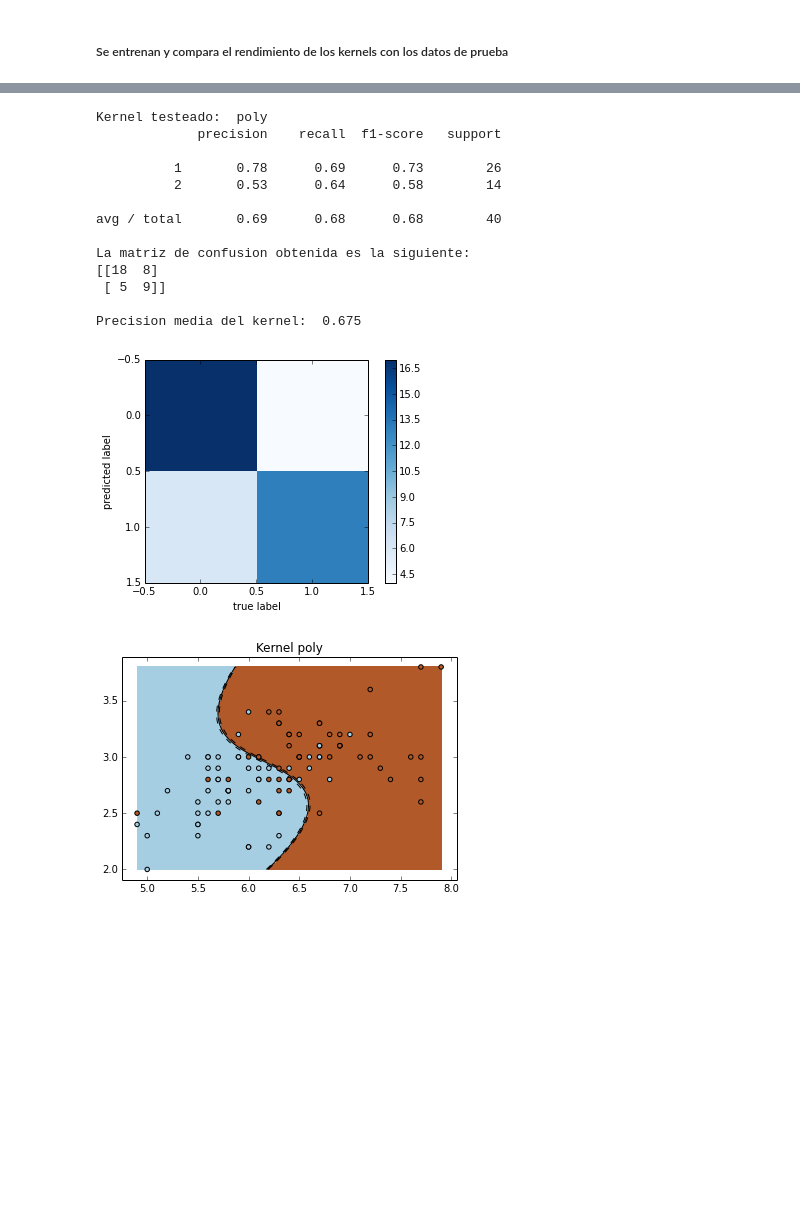
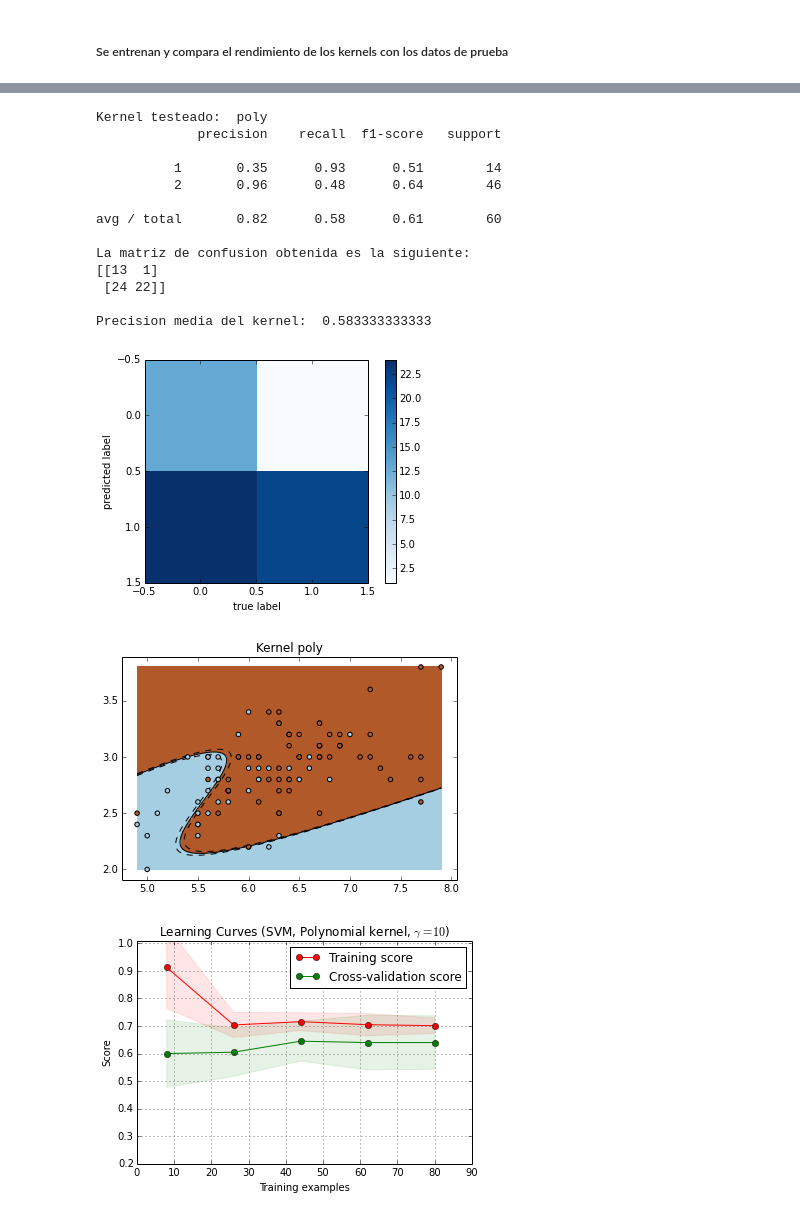
Before and after one commit to rhuincalef/dss_2016, a Jupyter notebook: TP5/Punto1.4.2.ipynb, the cells around one changed output, grey strips where cells are left out. Saved outputs shown, nothing was run; the diff lists cells and outputs as text; code cells hidden in the pictures; blank space fills up the shorter version.

Commit message:
Punto1.4.2 con estadisticas y curva de aprendizaje

```diff
--- a/TP5/Punto1.4.2.ipynb
+++ b/TP5/Punto1.4.2.ipynb
@@ -60,9 +45,9 @@ def cargar_datos_prueba():
     print "y: ",len(y)
     # Se genera una division aleatoria entre datos de prueba y entrenamiento
     X_train, X_test, y_train, y_test = train_test_split(X, y,
-                                                        test_size=0.40, random_state=42)
+                                                        test_size=0.60, random_state=42)
 
-    return (X_train,y_train,X_test, y_test)
+    return (X,y,X_train,y_train,X_test, y_test)
 
     #Backup de la version anterior.
     #n_sample = len(X)
@@ -73,14 +58,14 @@ def cargar_datos_prueba():
     #return (X[:.9 * n_sample],y[:.9 * n_sample],X[.9 * n_sample:],y[.9 * n_sample:])
 # %%
 
-X_train,y_train,X_test, y_test = cargar_datos_prueba()
+X,y,X_train,y_train,X_test, y_test = cargar_datos_prueba()
 # %% [output]
 X:  100
 y:  100
 # %% [markdown]
 #### Metodo para graficar los elementos del modelo
 # %%
-def graficar(nombre_kernel):
+def graficar(nombre_kernel,clf):
     #plt.figure(nro_fig)
     plt.clf()
     plt.scatter(X[:, 0], X[:, 1], c=y, zorder=10, cmap=plt.cm.Paired)
@@ -164,21 +197,0 @@ Precision media del kernel:  0.75
-# %%
-kernel2,y_pred2 = entrenar_kernel('poly')
-imprimir_estadisticas('poly',kernel2,X_test,y_pred2,y_test)
-plot_matrix(kernel, X_test, y_test)
-graficar('poly')
-# %% [output]
-Kernel testeado:  poly
-             precision    recall  f1-score   support
-
-          1       0.78      0.69      0.73        26
-          2       0.53      0.64      0.58        14
-
-avg / total       0.69      0.68      0.68        40
-
-La matriz de confusion obtenida es la siguiente:
-[[18  8]
- [ 5  9]]
-
-Precision media del kernel:  0.675
-[figure, removed]
-[figure, removed]
@@ -184,0 +200,32 @@ Precision media del kernel:  0.675
+# %%
+kernel2,y_pred2 = entrenar_kernel('poly')
+imprimir_estadisticas('poly',kernel2,X_test,y_pred2,y_test)
+plot_matrix(kernel2, X_test, y_test)
+graficar('poly',kernel2)
+
+#Se grafica la curva de aprendizaje para detectar overfitting
+title = "Learning Curves (SVM, Polynomial kernel, $\gamma=10$)"
+
+# SVC is more expensive so we do a lower number of CV iterations:
+
+cv2 = ShuffleSplit(X.shape[0], n_iter=10, test_size=0.2, random_state=0)
+#estimator = SVC(gamma=0.001)
+estimator2 = kernel2
+plot_learning_curve(estimator2, title, X, y, (0.2, 1.01), cv=cv2, n_jobs=4)
+# %% [output]
+Kernel testeado:  poly
+             precision    recall  f1-score   support
+
+          1       0.35      0.93      0.51        14
+          2       0.96      0.48      0.64        46
+
+avg / total       0.82      0.58      0.61        60
+
+La matriz de confusion obtenida es la siguiente:
+[[13  1]
+ [24 22]]
+
+Precision media del kernel:  0.583333333333
+[figure, added]
+[figure, added]
+[figure, added]
```
Also changed, not shown: parts of 8 cells of this notebook.
